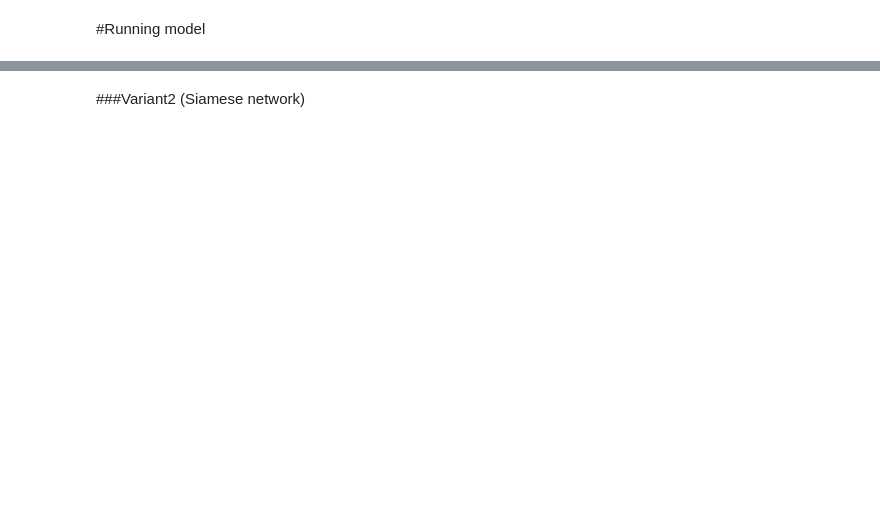
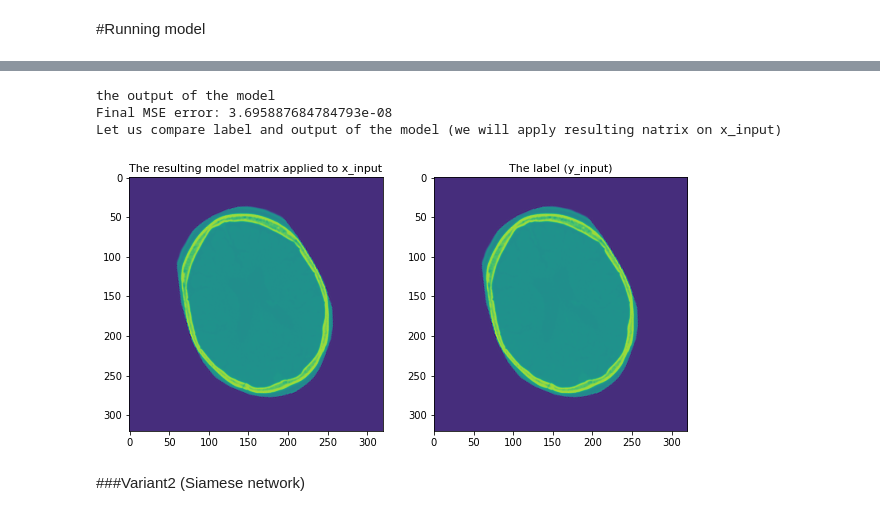
Before and after one commit to vhoma/ydata-viz-ai, a Jupyter notebook: NN_sharing_weights.ipynb, the cells around one changed output, grey strips where cells are left out. Cells and saved outputs as stored; diff of their text form; code cells hidden in the pictures; blank space fills up the shorter version.

```diff
--- a/NN_sharing_weights.ipynb
+++ b/NN_sharing_weights.ipynb
@@ -275,2 +329,30 @@ tensor([[ 9.8147e-01, -8.1401e-03,  5.1716e-03,  1.1570e+01,  7.4433e-02,
+# %%
+print('the output of the model')
+#model.load_state_dict(best_model_wts)
+matrix_output = model(x, y)
+
+#matrix_output = torch.tensor([ 9.2041e-01,  3.9060e-01, -4.6968e-05, -4.9798e+01, -3.9079e-01,
+ #        9.2044e-01,  9.8165e-05,  7.5236e+01,  5.0508e-05, -1.2242e-04,
+  #       9.9987e-01, -2.5560e-04], requires_grad=False)
+matrix_output = matrix_output.reshape(3,4)
+mse=nn.MSELoss()
+print(f'Final MSE error: {mse(matrix, matrix_output)}')
+
+matrix_output = matrix_output.detach().numpy()
+print('Let us compare label and output of the model (we will apply resulting natrix on x_input)')
+fig = plt.subplots(1,2, figsize=(10, 5))
+plt.subplot(1,2,1)
+y_new = affine_transform(x_to_print, matrix_output)
+plt.title('The resulting model matrix applied to x_input',fontdict={'fontsize':11})
+plt.imshow(y_new[:,:,10])
+plt.subplot(1,2,2)
+plt.title('The label (y_input)', fontdict={'fontsize':11})
+plt.imshow(y_to_print[:,:,10])
+plt.show()
+# %% [output]
+the output of the model
+Final MSE error: 3.695887684784793e-08
+Let us compare label and output of the model (we will apply resulting natrix on x_input)
+[figure, added]
 # %% [markdown]
 ###Variant2 (Siamese network)
```
Also changed, not shown: parts of 32 cells of this notebook.
